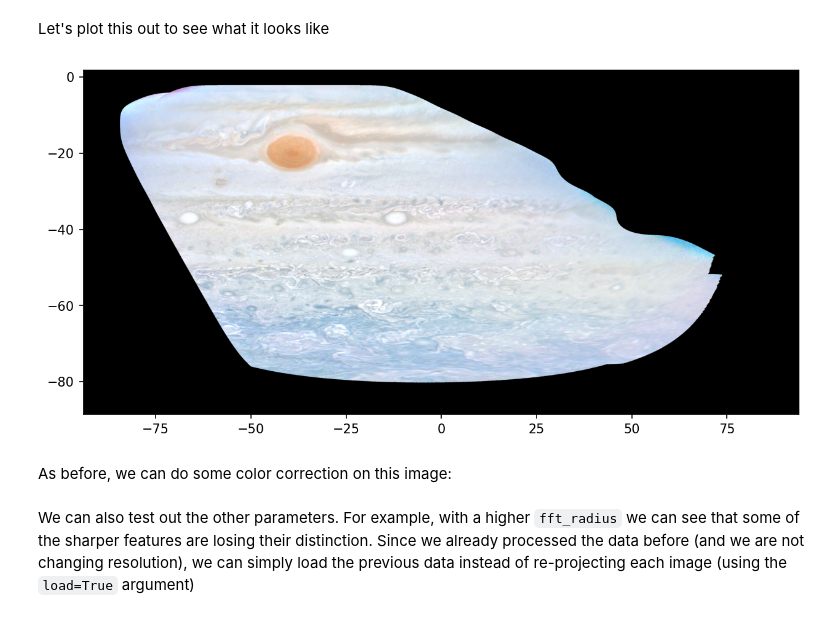
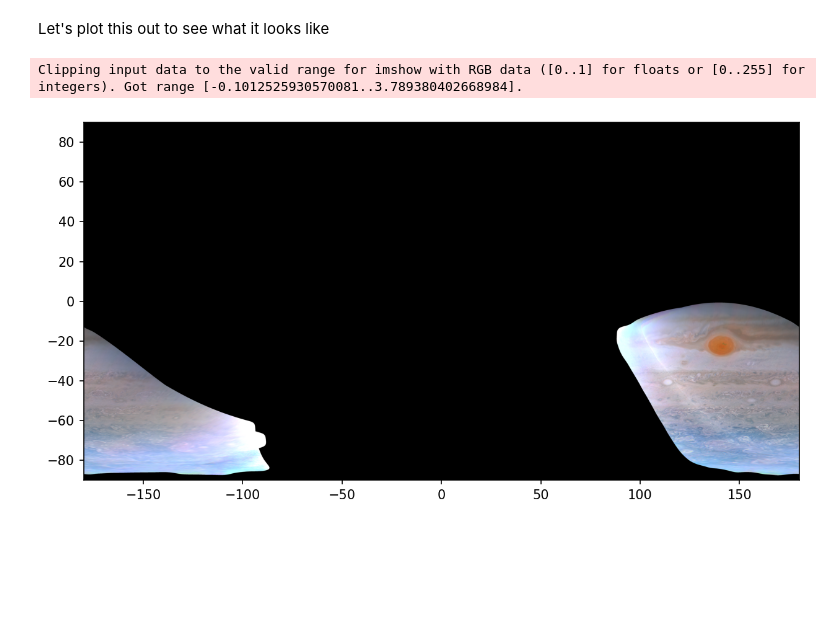
Before and after one commit to ramanakumars/JunoCamProjection, a Jupyter notebook: examples/mosaic.ipynb, the cells around one changed output. Drawn from its saved outputs; the diff is of its cells as text; code cells hidden in the pictures; blank space fills up the shorter version.

Commit message:
fixing examples

```diff
--- a/examples/mosaic.ipynb
+++ b/examples/mosaic.ipynb
@@ -4,14 +4,13 @@ This notebook is an example of mosaicing/stacking multiple images from the same
 
 First, we will import the necessary packages (just like the single image example)
 # %%
-import sys, os
-sys.path.append('/home/rsankar/JunoCamProjection/')
-from projection import projector
+from junocam_projection import projector, mosaic
+import os
 import numpy as np
 import matplotlib.pyplot as plt
 %matplotlib inline
 
-KERNEL_DATAFOLDER = '/home/rsankar/kernels/'
+KERNEL_DATAFOLDER = './kernels/'
 # %% [markdown]
 Now, we will need to project each of the images we want to mosaic onto a lat/lon grid. First, we will process the raw images and get a lat/lon value for each pixel in the image. This is the same as in the single image processing example; it's repeated for each image.
 
@@ -22,5 +21,6 @@ for ID in ['8724', '8761']:
     proj = projector.Projector("ImageSet/", f"DataSet/{ID}-Metadata.json", KERNEL_DATAFOLDER)
     # add the filename of the output to a list to use later
     files.append(proj.fname+".nc")
-    if not os.path.isfile(f'nc/{proj.fname}.nc'):
+    if not os.path.isfile(f'{proj.fname}.nc'):
         proj.process(num_procs=15)
+        proj.save(f'{proj.fname}.nc')
@@ -30,0 +46,14 @@ print(files)
+# %%
+maps = []
+for file in files:
+    # use offline mode for the kernels since we know we already have the required kernels
+    proj = projector.Projector.load(file, KERNEL_DATAFOLDER, offline=True)
+
+    # apply the Lommel-Seeliger correction
+    proj.apply_correction('ls')
+
+    # project the image to full-globe cylindrical projection with 25 pixels per degree
+    cylindrical_map = proj.project_to_cylindrical_fullglobe(resolution=25)
+
+    # add the image to our mosaics
+    maps.append(cylindrical_map.image / cylindrical_map.image.max())
@@ -45,5 +75,2 @@ In the below example, we will use the `fft` correction and the `box_average` met
 # %%
-resolution=25 ## pixels/degree
-lon, lat, IMG = projector.map_project_multi(files, pixres=1./resolution,
-                                            scorr_method='fft', fft_radius=7, trim_rad=1.1, trim_threshold=0.98,
-                                            combine_method='box_average', num_procs=15)
+mosaiced_map = mosaic.blend_maps(np.asarray(maps), sigma_filter=50, sigma_cut=50)
@@ -91,9 +78,8 @@ starting...
 Let's plot this out to see what it looks like
 # %%
 plt.figure(figsize=(10, 5), dpi=150)
-plt.imshow(IMG, extent=(lon.min(), lon.max(), lat.min(), lat.max()), origin='lower')
+plt.imshow(mosaiced_map / np.percentile(mosaiced_map, 99), extent=(-180, 180, -90, 90), origin='lower')
 plt.show()
 # %% [output]
+Clipping input data to the valid range for imshow with RGB data ([0..1] for floats or [0..255] for integers). Got range [-0.1012525930570081..3.789380402668984].
-[figure, old version]
+[figure, new version]
-# %% [markdown]
-As before, we can do some color correction on this image:
@@ -107,2 +85,0 @@ plt.show()
-# %% [markdown]
-We can also test out the other parameters. For example, with a higher `fft_radius` we can see that some of the sharper features are losing their distinction. Since we already processed the data before (and we are not changing resolution), we can simply load the previous data instead of re-projecting each image (using the `load=True` argument)
```
Also changed, not shown: parts of 10 cells of this notebook, 1 other file.
